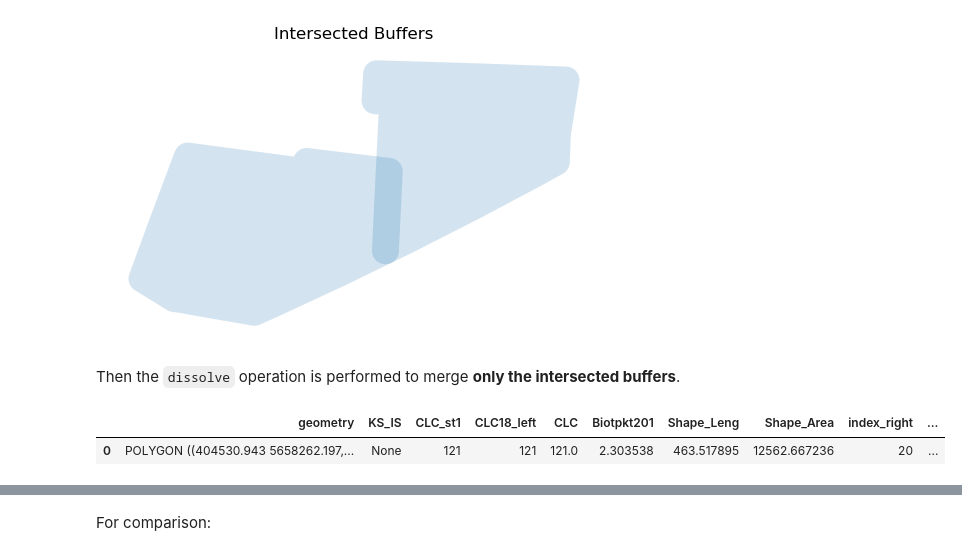
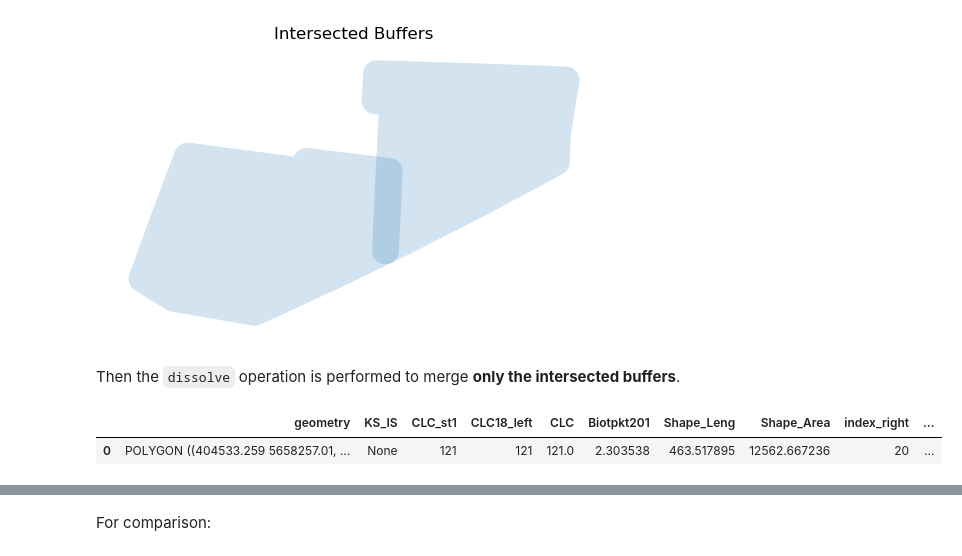
Before and after one commit to ioer-dresden/jupyter-book-nfdi4biodiversity, a Jupyter notebook: notebooks/310_buffering.ipynb, the cells around one changed output, grey strips where cells are left out. Cells and saved outputs as stored; diff of their text form; code cells hidden in the pictures.

```diff
--- a/notebooks/310_buffering.ipynb
+++ b/notebooks/310_buffering.ipynb
@@ -135,11 +135,11 @@ ax.set_axis_off()
 # %% [markdown]
 Then the `dissolve` operation is performed to merge **only the intersected buffers**.
 # %%
-dissolving_buffer = overlapping_buffers.dissolve()
+dissolving_buffer = intersected_buffers.dissolve()
 dissolving_buffer
 # %% [output]
 |  | geometry | KS_IS | CLC_st1 | CLC18_left | CLC | Biotpkt201 | Shape_Leng | Shape_Area | index_right | ... |
-| 0 | POLYGON ((404530.943 5658262.197,... | None | 121 | 121 | 121.0 | 2.303538 | 463.517895 | 12562.667236 | 20 | ... |
+| 0 | POLYGON ((404533.259 5658257.01, ... | None | 121 | 121 | 121.0 | 2.303538 | 463.517895 | 12562.667236 | 20 | ... |
 # %%
 ax = dissolving_buffer.plot(alpha= 0.1)
 ax.set_title('Overlapping Buffers')
```
Also changed, not shown: parts of 10 cells of this notebook.
